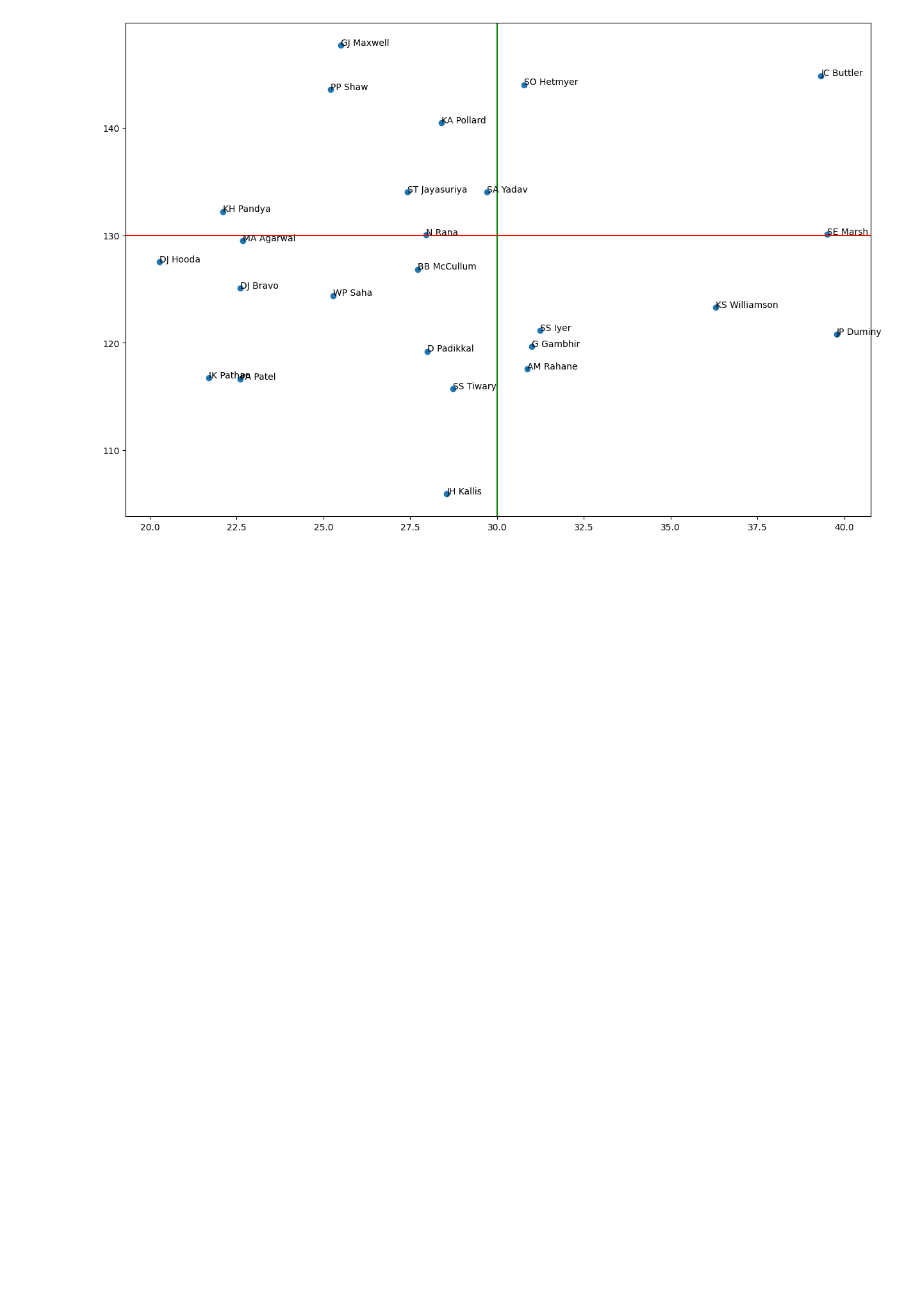
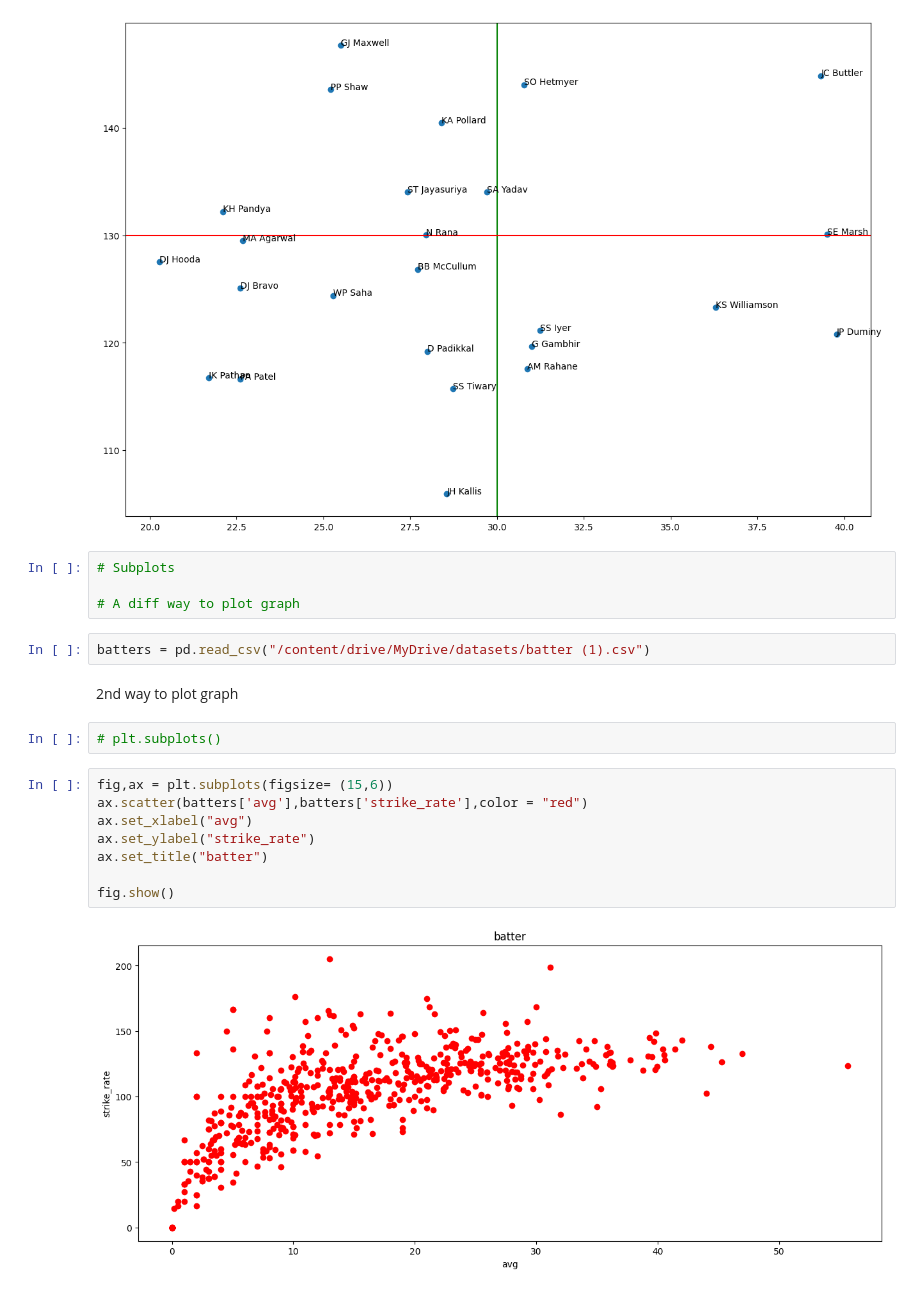
Before and after one commit to santoshbohra123/matplotlib, a Jupyter notebook: Untitled0.ipynb, the cells around one changed output. Drawn from its saved outputs; the diff is of its cells as text; blank space fills up the shorter version.

Commit message:
Alternative ways to plot subgraphs. multiple graphs

```diff
--- a/Untitled0.ipynb
+++ b/Untitled0.ipynb
@@ -101,3 +106,23 @@ for i in range(sample_df.shape[0]):
   # provide points and 3rd args as name of points like- plt.text(point1 point2" newpoint1")
 # %% [output]
 [figure]
+# %%
+# Subplots
+
+# A diff way to plot graph
+# %%
+batters = pd.read_csv("/content/drive/MyDrive/datasets/batter (1).csv")
+# %% [markdown]
+2nd way to plot graph
+# %%
+# plt.subplots()
+# %%
+fig,ax = plt.subplots(figsize= (15,6))
+ax.scatter(batters['avg'],batters['strike_rate'],color = "red")
+ax.set_xlabel("avg")
+ax.set_ylabel("strike_rate")
+ax.set_title("batter")
+
+fig.show()
+# %% [output]
+[figure, added]
```
Also changed, not shown: parts of 6 cells of this notebook.
